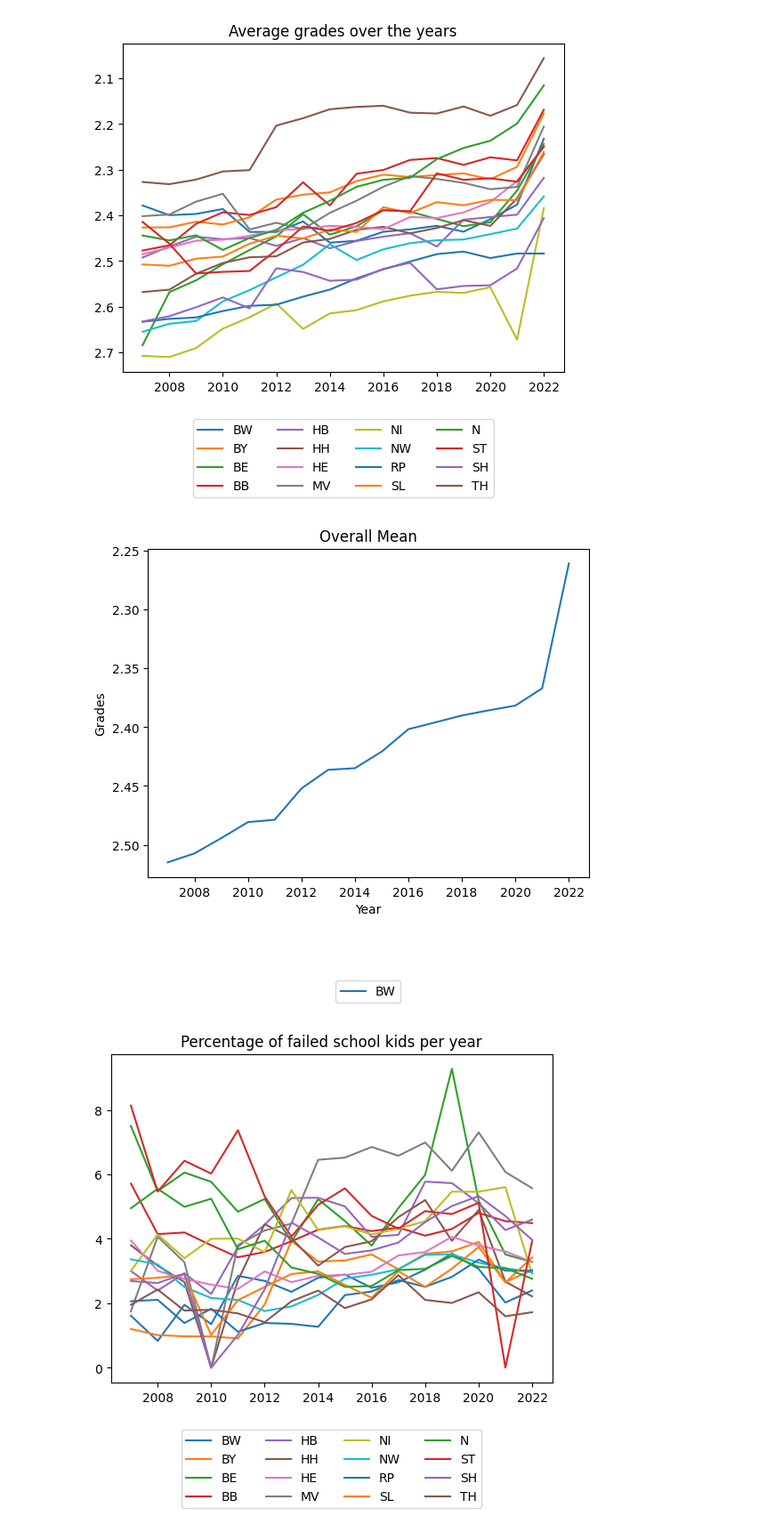
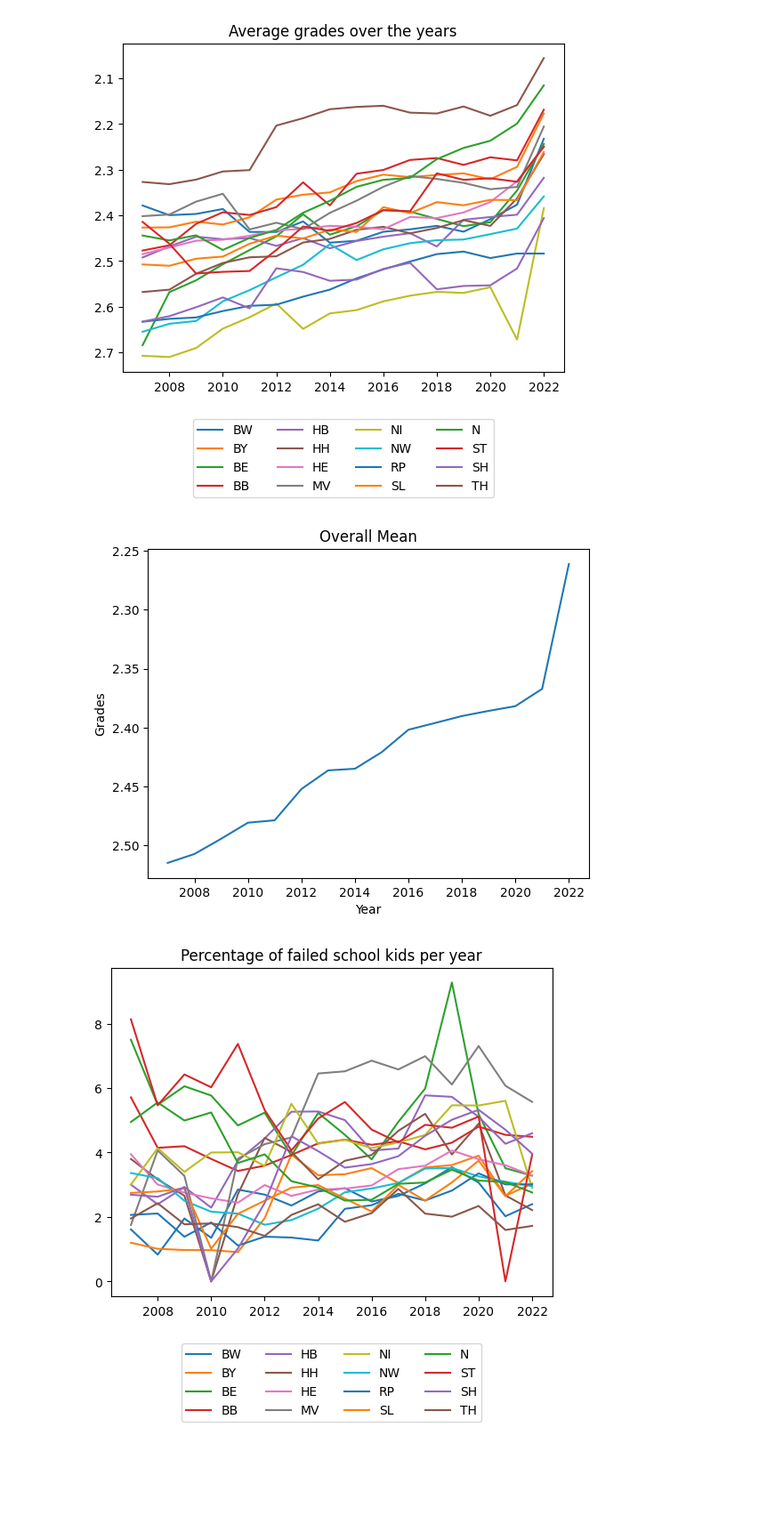
Before and after one commit to KarylReyne/DataLiteracyWS23, a Jupyter notebook: src/data_lit_covid_school/overview_grades.ipynb, the cells around one changed output. Shown at 89% size. Cells and saved outputs as stored; diff of their text form; code cells hidden in the pictures; blank space fills up the shorter version.

```diff
--- a/src/data_lit_covid_school/overview_grades.ipynb
+++ b/src/data_lit_covid_school/overview_grades.ipynb
@@ -120,18 +122,17 @@ plt.show()
 # %%
 data = get_average_grades_by_year_and_state(grades_flat, grades_flat.columns.get_level_values(0))
 overall_mean = data.mean(axis=1)
 fig, axs = plt.subplots(1,1)
 
 ax = axs
 ax.set_title("Overall Mean")
 ax.plot(overall_mean)
-ax.legend(loc='lower center', bbox_to_anchor=(0.5, -0.4), ncol=len(data.columns)/4, labels=data.columns)
 ax.set_xlabel("Year")
 ax.set_ylabel("Grades")
 ax.invert_yaxis()
 plt.show()
 # %% [output]
-[figure, old version]
+[figure, new version]
 # %%
 data = get_percentage_failed(fail_flat, fail_flat.columns.get_level_values(0))
 fig, ax = plt.subplots(1,1)
```
Also changed, not shown: parts of 2 cells of this notebook.
